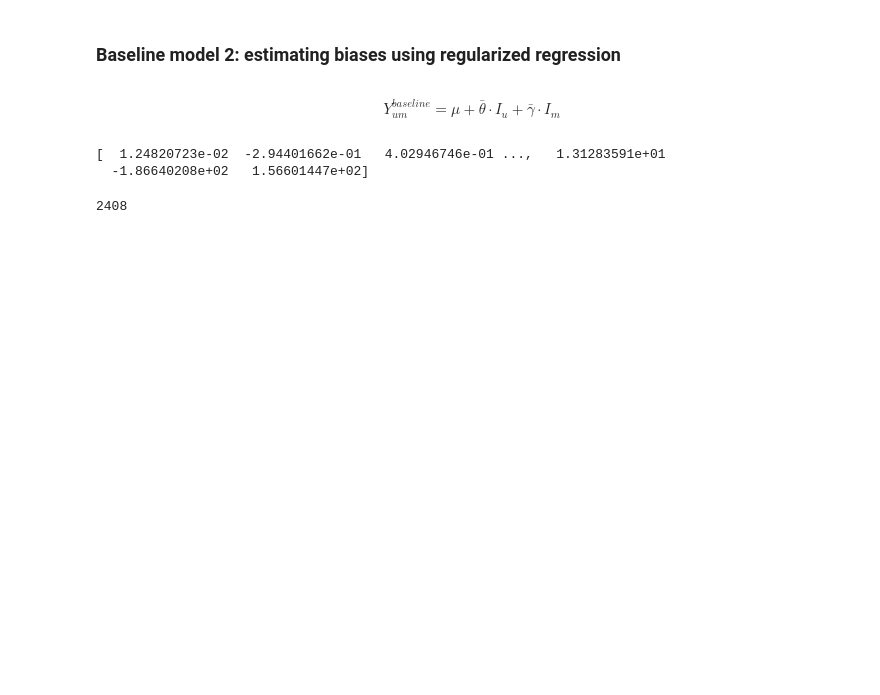
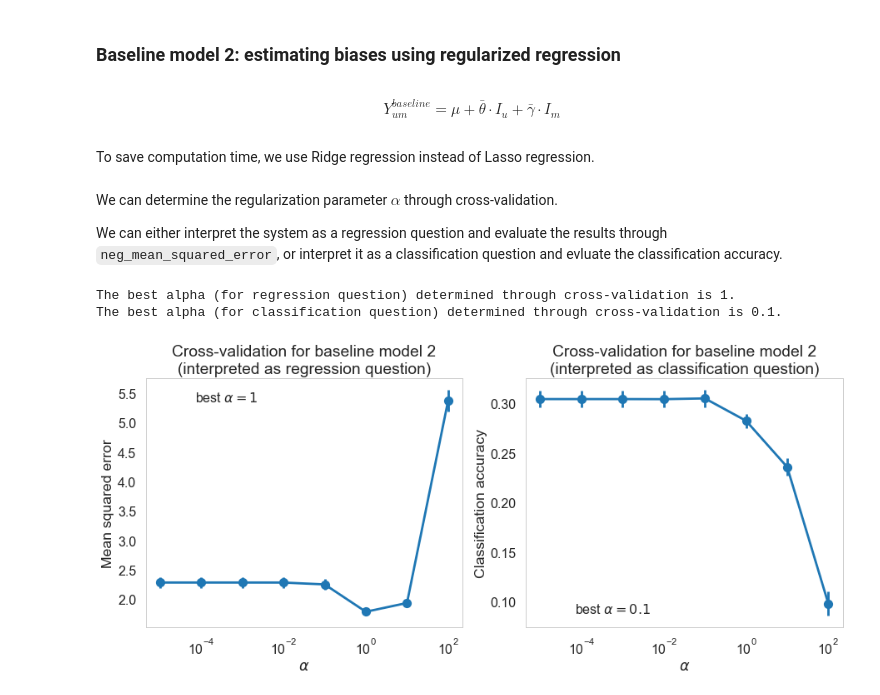
Before and after one commit to xuwd11/Recommender_Systems, a Jupyter notebook: 04_predictive_modeling.ipynb, the cells around one changed output. Saved outputs shown, nothing was run; the diff lists cells and outputs as text; code cells hidden in the pictures; blank space fills up the shorter version.

```diff
--- a/04_predictive_modeling.ipynb
+++ b/04_predictive_modeling.ipynb
@@ -278,9 +247,2 @@ class BaselineRegression(BaselineMean):
-# %%
-bm2 = BaselineRegression().fit(X_train, y_train)
-# %% [output]
-[  1.24820723e-02  -2.94401662e-01   4.02946746e-01 ...,   1.31283591e+01
-  -1.86640208e+02   1.56601447e+02]
-# %%
-print(len(X_train))
-# %% [output]
-2408
+# %% [markdown]
+To save computation time, we use Ridge regression instead of Lasso regression.
@@ -286,0 +299,37 @@ print(len(X_train))
+# %% [markdown]
+We can determine the regularization parameter $\alpha$ through cross-validation.
+
+We can either interpret the system as a regression question and evaluate the results through `neg_mean_squared_error`, or interpret it as a classification question and evluate the classification accuracy.
+# %%
+alphas = [10**(i-5) for i in range(8)]
+gs1 = GridSearchCV(BaselineRegression(classification=False), param_grid={'alpha':alphas}, scoring='neg_mean_squared_error', \
+                  cv=5, return_train_score=True).fit(X_train, y_train)
+gs2 = GridSearchCV(BaselineRegression(classification=True), param_grid={'alpha':alphas}, scoring='accuracy', \
+                  cv=5, return_train_score=True).fit(X_train, y_train)
+# %%
+best_alpha1 = alphas[np.argmax(gs1.cv_results_['mean_test_score'])]
+print('The best alpha (for regression question) determined through cross-validation is {}.'.format(best_alpha1))
+
+best_alpha2 = alphas[np.argmax(gs2.cv_results_['mean_test_score'])]
+print('The best alpha (for classification question) determined through cross-validation is {}.'.format(best_alpha2))
+
+plt.figure(figsize=(15, 5.5))
+plt.subplot(1, 2, 1)
+plt.errorbar(alphas, -gs1.cv_results_['mean_test_score'], gs1.cv_results_['std_test_score'], fmt='o-');
+plt.semilogx(alphas, -gs1.cv_results_['mean_test_score'], alpha=0, label=r'best $\alpha = {}$'.format(best_alpha1));
+plt.xlabel(r'$\alpha$');
+plt.ylabel('Mean squared error');
+plt.legend();
+plt.title('Cross-validation for baseline model 2\n(interpreted as regression question)');
+
+plt.subplot(1, 2, 2)
+plt.errorbar(alphas, gs2.cv_results_['mean_test_score'], gs2.cv_results_['std_test_score'], fmt='o-');
+plt.semilogx(alphas, gs2.cv_results_['mean_test_score'], alpha=0, label=r'best $\alpha = {}$'.format(best_alpha2));
+plt.xlabel(r'$\alpha$');
+plt.ylabel('Classification accuracy');
+plt.legend();
+plt.title('Cross-validation for baseline model 2\n(interpreted as classification question)');
+# %% [output]
+The best alpha (for regression question) determined through cross-validation is 1.
+The best alpha (for classification question) determined through cross-validation is 0.1.
+[figure, added]
```
Also changed, not shown: parts of 13 cells of this notebook.
